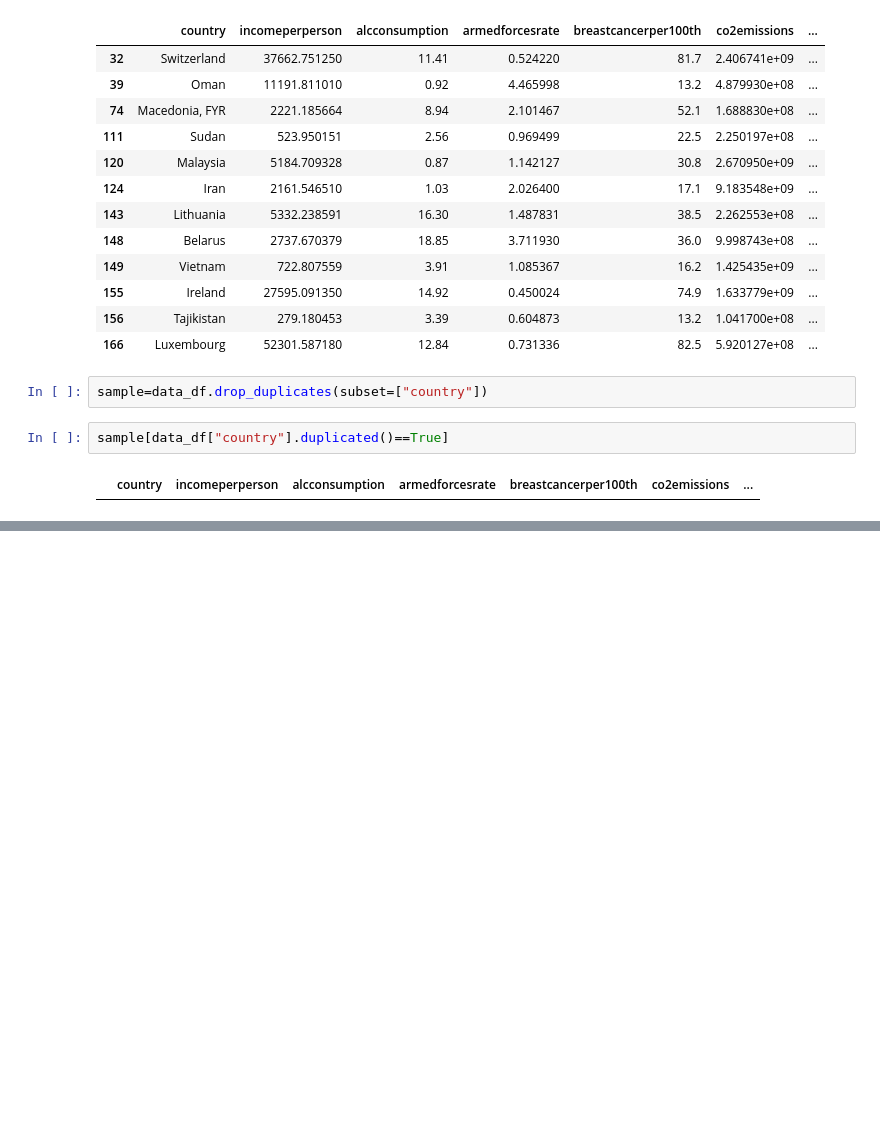
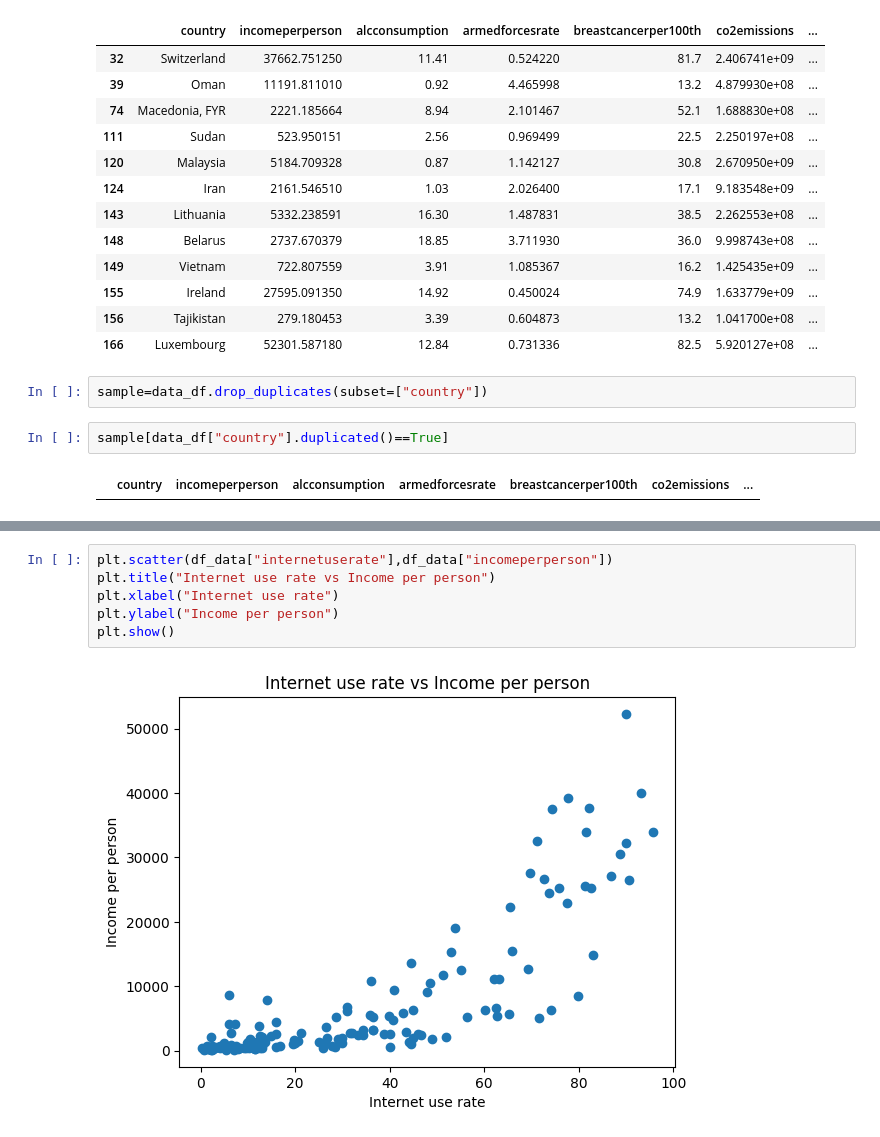
Before and after one commit to AngieRinBri/TallerPIBBancoMundial, a Jupyter notebook: Taller2.ipynb, the cells around one changed output, grey strips where cells are left out. Cells and saved outputs as stored; diff of their text form; blank space fills up the shorter version.

```diff
--- a/Taller2.ipynb
+++ b/Taller2.ipynb
@@ -467,0 +582,8 @@ OSError: [Errno 22] Invalid argument: './gapminder_final.csv'
+# %%
+plt.scatter(df_data["internetuserate"],df_data["incomeperperson"])
+plt.title("Internet use rate vs Income per person")
+plt.xlabel("Internet use rate")
+plt.ylabel("Income per person")
+plt.show()
+# %% [output]
+[figure, added]
```
Also changed, not shown: parts of 56 cells of this notebook, 1 other file.
